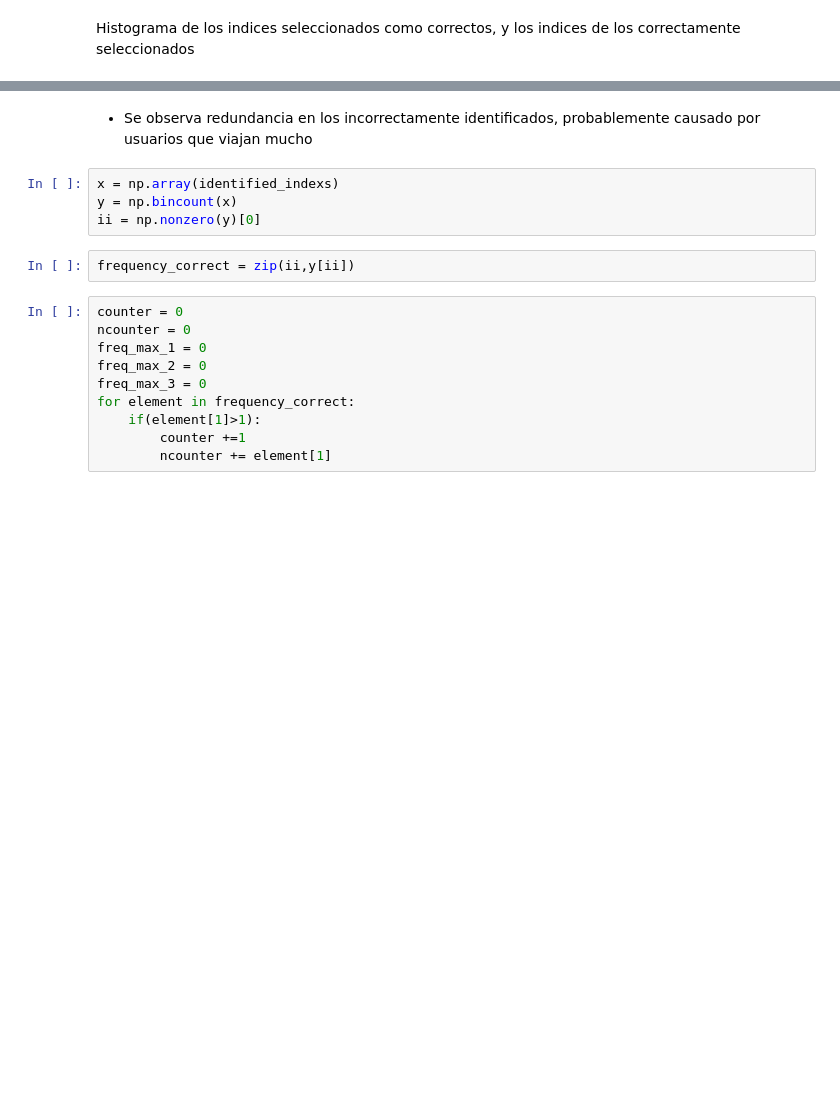
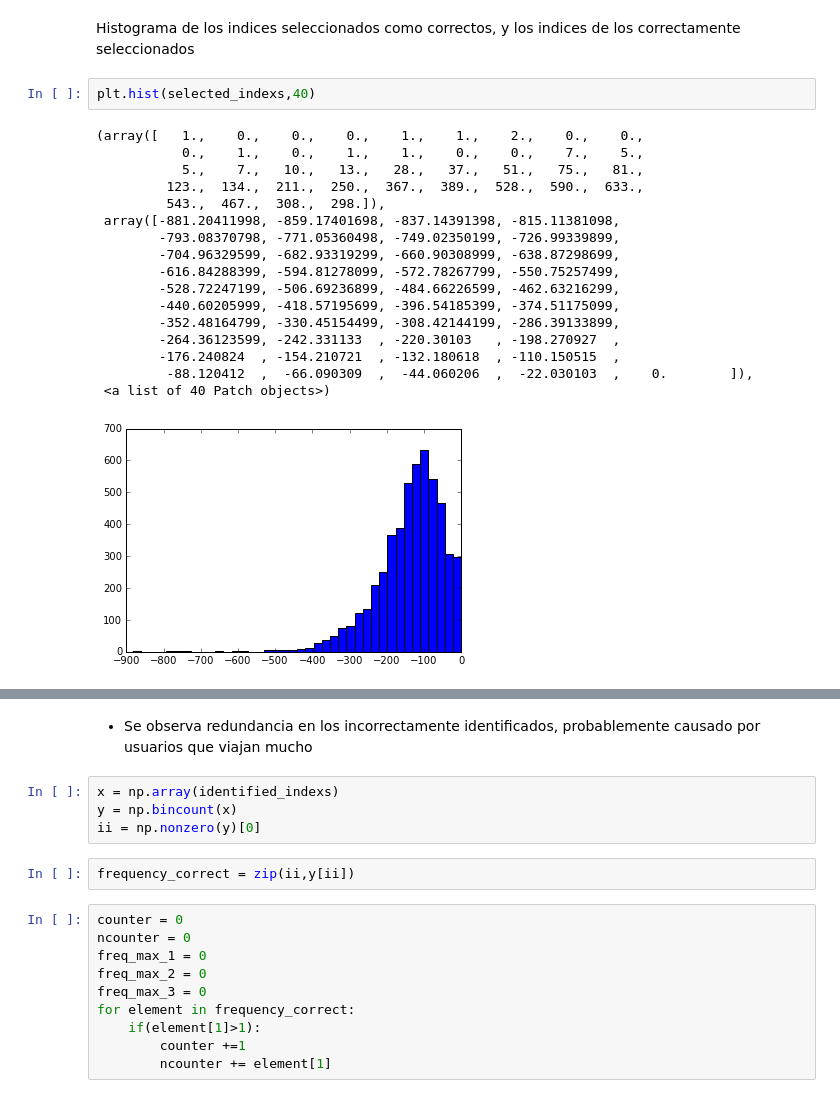
Before and after one commit to cinai/identification-algorithm-1, a Jupyter notebook: SinNorm/TEJI_sin_normalizacion.ipynb, the cells around one changed output, grey strips where cells are left out. Drawn from its saved outputs; the diff is of its cells as text; blank space fills up the shorter version.

```diff
--- a/TEJI.ipynb
+++ b/SinNorm/TEJI_sin_normalizacion.ipynb
@@ -610,5 +630,25 @@ len(correct_indexs)
 # %% [markdown]
 Histograma de los indices seleccionados como correctos, y los indices de los correctamente seleccionados
+# %%
+plt.hist(selected_indexs,40)
+# %% [output]
+(array([   1.,    0.,    0.,    0.,    1.,    1.,    2.,    0.,    0.,
+           0.,    1.,    0.,    1.,    1.,    0.,    0.,    7.,    5.,
+           5.,    7.,   10.,   13.,   28.,   37.,   51.,   75.,   81.,
+         123.,  134.,  211.,  250.,  367.,  389.,  528.,  590.,  633.,
+         543.,  467.,  308.,  298.]),
+ array([-881.20411998, -859.17401698, -837.14391398, -815.11381098,
+        -793.08370798, -771.05360498, -749.02350199, -726.99339899,
+        -704.96329599, -682.93319299, -660.90308999, -638.87298699,
+        -616.84288399, -594.81278099, -572.78267799, -550.75257499,
+        -528.72247199, -506.69236899, -484.66226599, -462.63216299,
+        -440.60205999, -418.57195699, -396.54185399, -374.51175099,
+        -352.48164799, -330.45154499, -308.42144199, -286.39133899,
+        -264.36123599, -242.331133  , -220.30103   , -198.270927  ,
+        -176.240824  , -154.210721  , -132.180618  , -110.150515  ,
+         -88.120412  ,  -66.090309  ,  -44.060206  ,  -22.030103  ,    0.        ]),
+ <a list of 40 Patch objects>)
+[figure, added]
 # %%
 fig, axs = plt.subplots(1,2)
 plt.subplot(121)
```
Also changed, not shown: parts of 44 cells of this notebook, 3 other files.
